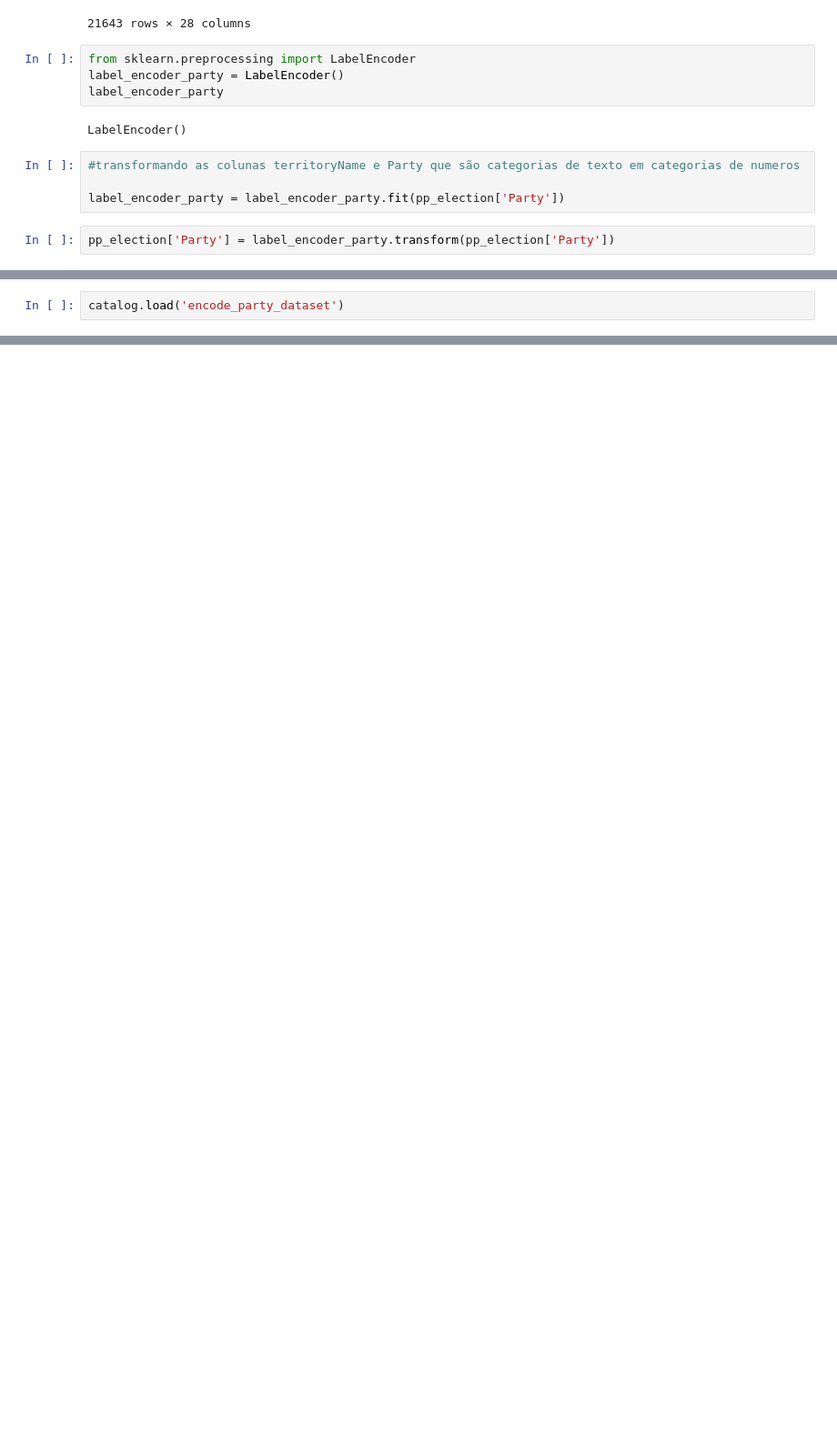
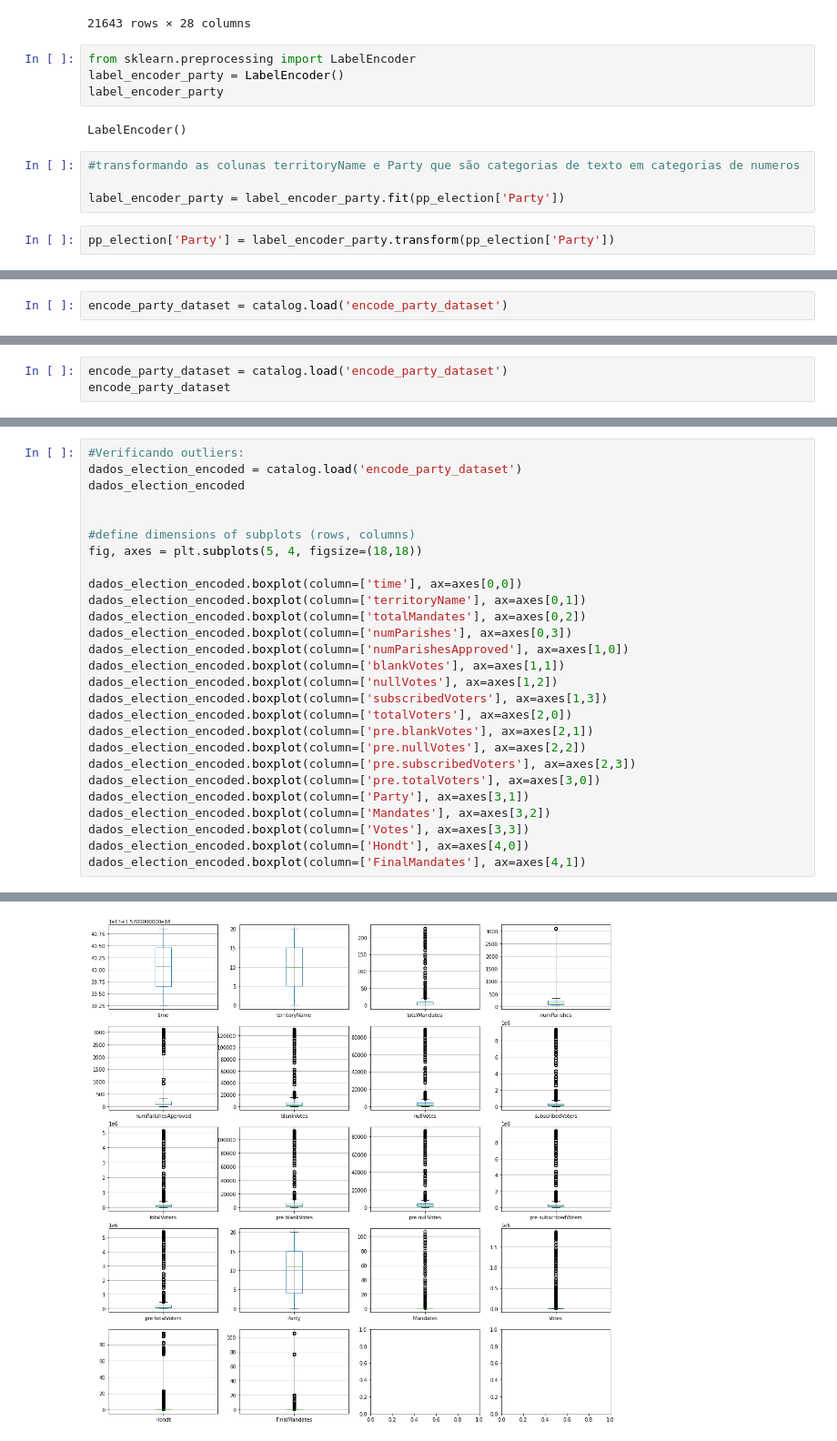
Before and after one commit to jesslira23/projeto_ds_kedro, a Jupyter notebook: project_ds_kedro/notebooks/data_engineering.ipynb, the cells around one changed output, grey strips where cells are left out. Shown at 91% size. Drawn from its saved outputs; the diff is of its cells as text; blank space fills up the shorter version.

```diff
--- a/project_ds_kedro/notebooks/data_engineering.ipynb
+++ b/project_ds_kedro/notebooks/data_engineering.ipynb
@@ -150,4 +158,4 @@ catalog.load('encode_territoryname_dataset')
 21643 rows × 28 columns
 # %%
-catalog.load('encode_party_dataset')
+encode_party_dataset = catalog.load('encode_party_dataset')
 # %% [output]
@@ -167,0 +192,3 @@ catalog.load('encode_party_dataset')
+# %%
+encode_party_dataset = catalog.load('encode_party_dataset')
+encode_party_dataset
@@ -167,0 +210,28 @@ catalog.load('encode_party_dataset')
+# %%
+#Verificando outliers:
+dados_election_encoded = catalog.load('encode_party_dataset')
+dados_election_encoded
+
+
+#define dimensions of subplots (rows, columns)
+fig, axes = plt.subplots(5, 4, figsize=(18,18))
+
+dados_election_encoded.boxplot(column=['time'], ax=axes[0,0])
+dados_election_encoded.boxplot(column=['territoryName'], ax=axes[0,1])
+dados_election_encoded.boxplot(column=['totalMandates'], ax=axes[0,2])
+dados_election_encoded.boxplot(column=['numParishes'], ax=axes[0,3])
+dados_election_encoded.boxplot(column=['numParishesApproved'], ax=axes[1,0])
+dados_election_encoded.boxplot(column=['blankVotes'], ax=axes[1,1])
+dados_election_encoded.boxplot(column=['nullVotes'], ax=axes[1,2])
+dados_election_encoded.boxplot(column=['subscribedVoters'], ax=axes[1,3])
+dados_election_encoded.boxplot(column=['totalVoters'], ax=axes[2,0])
+dados_election_encoded.boxplot(column=['pre.blankVotes'], ax=axes[2,1])
+dados_election_encoded.boxplot(column=['pre.nullVotes'], ax=axes[2,2])
+dados_election_encoded.boxplot(column=['pre.subscribedVoters'], ax=axes[2,3])
+dados_election_encoded.boxplot(column=['pre.totalVoters'], ax=axes[3,0])
+dados_election_encoded.boxplot(column=['Party'], ax=axes[3,1])
+dados_election_encoded.boxplot(column=['Mandates'], ax=axes[3,2])
+dados_election_encoded.boxplot(column=['Votes'], ax=axes[3,3])
+dados_election_encoded.boxplot(column=['Hondt'], ax=axes[4,0])
+dados_election_encoded.boxplot(column=['FinalMandates'], ax=axes[4,1])
+# %% [output]
@@ -167,0 +240 @@ catalog.load('encode_party_dataset')
+[figure, added]
```
Also changed, not shown: parts of 21 cells of this notebook, 8 other files.
